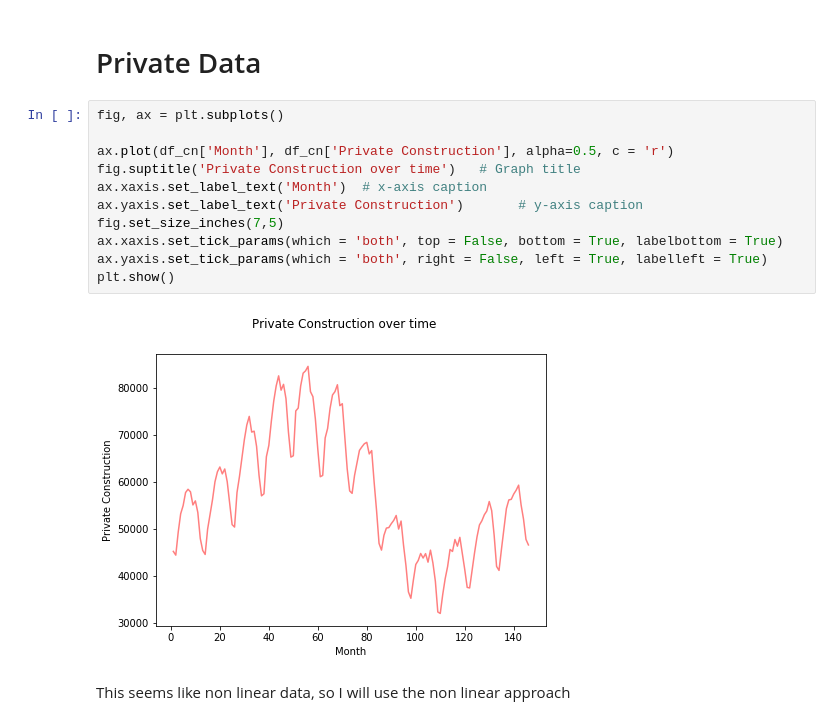
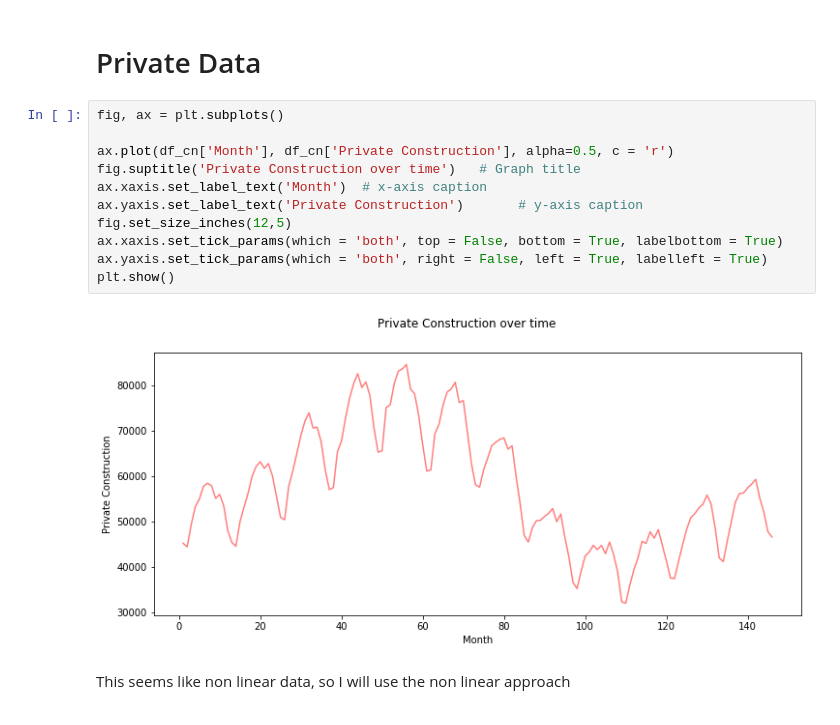
Before and after one commit to a-fanet/a-fanet.github.io, a Jupyter notebook: timeseries/TimeSeriesAssignment.ipynb, the cells around one changed output. Saved outputs shown, nothing was run; the diff lists cells and outputs as text.

```diff
--- a/timeseries/TimeSeriesAssignment.ipynb
+++ b/timeseries/TimeSeriesAssignment.ipynb
@@ -13,16 +13,16 @@ df = pd.read_csv('ConstructionTimeSeriesDataV2.csv')
 # %%
 fig, ax = plt.subplots()
 
 ax.plot(df_cn['Month'], df_cn['Private Construction'], alpha=0.5, c = 'r')
 fig.suptitle('Private Construction over time')   # Graph title
 ax.xaxis.set_label_text('Month')  # x-axis caption
 ax.yaxis.set_label_text('Private Construction')       # y-axis caption
-fig.set_size_inches(7,5)
+fig.set_size_inches(12,5)
 ax.xaxis.set_tick_params(which = 'both', top = False, bottom = True, labelbottom = True)
 ax.yaxis.set_tick_params(which = 'both', right = False, left = True, labelleft = True)
 plt.show()
 # %% [output]
-[figure, old version]
+[figure, new version]
 # %% [markdown]
 This seems like non linear data, so I will use the non linear approach
 # %%
```
Also changed, not shown: parts of 13 cells of this notebook, 1 other file.
